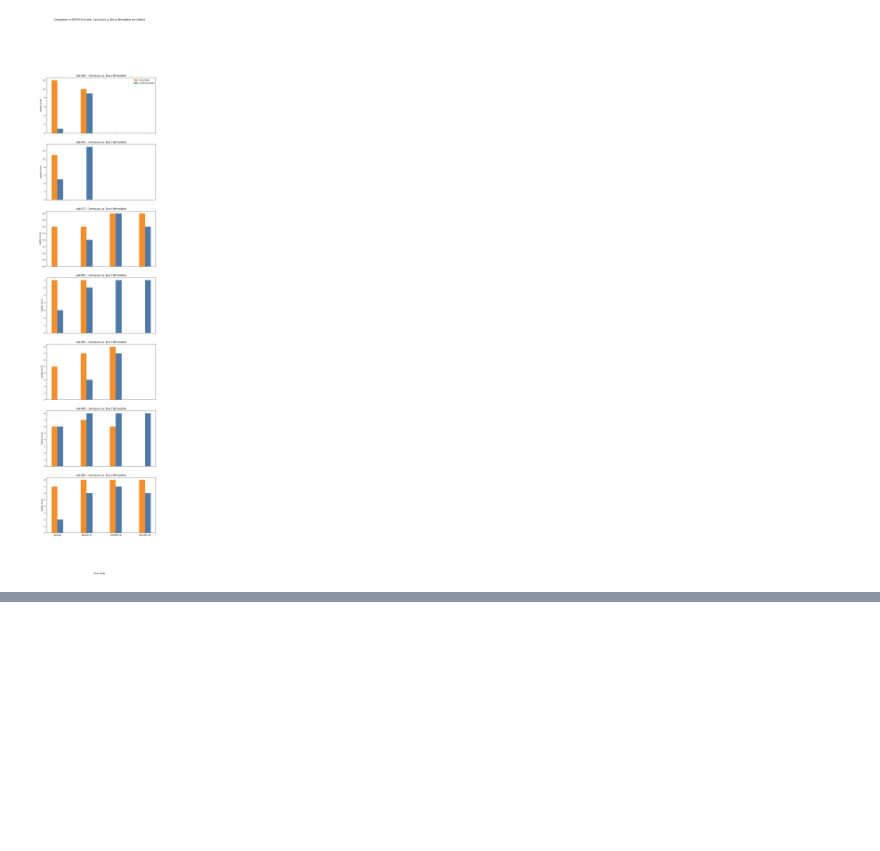
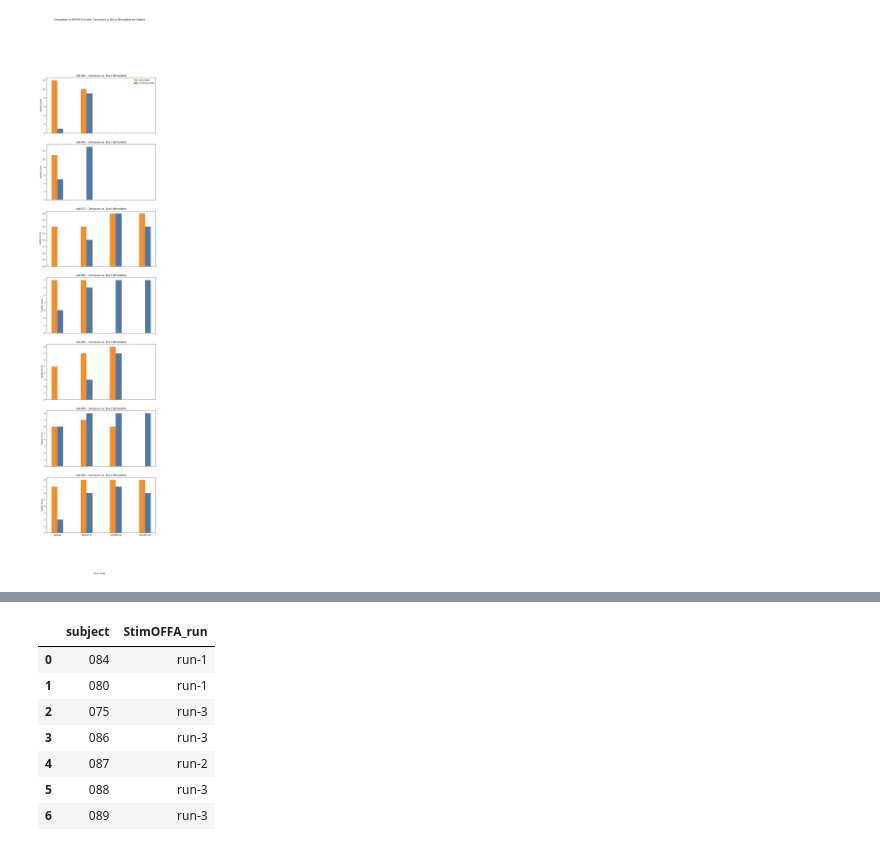
Before and after one commit to JKBehnke/patterned_DBS, a Jupyter notebook: notebooks/burst_dbs_updrs.ipynb, the cells around one changed output, grey strips where cells are left out. Cells and saved outputs as stored; diff of their text form; code cells hidden in the pictures; blank space fills up the shorter version.

```diff
--- a/notebooks/burst_dbs_updrs.ipynb
+++ b/notebooks/burst_dbs_updrs.ipynb
@@ -224,0 +286,11 @@ were written in: /Users/jenniferbehnke/Dropbox/work/ResearchProjects/Patterned_s
+# %%
+extracted_updrs[1]
+# %% [output]
+|  | subject | StimOFFA_run |
+| 0 | 084 | run-1 |
+| 1 | 080 | run-1 |
+| 2 | 075 | run-3 |
+| 3 | 086 | run-3 |
+| 4 | 087 | run-2 |
+| 5 | 088 | run-3 |
+| 6 | 089 | run-3 |
```
Also changed, not shown: parts of 6 cells of this notebook, 1 other file.
